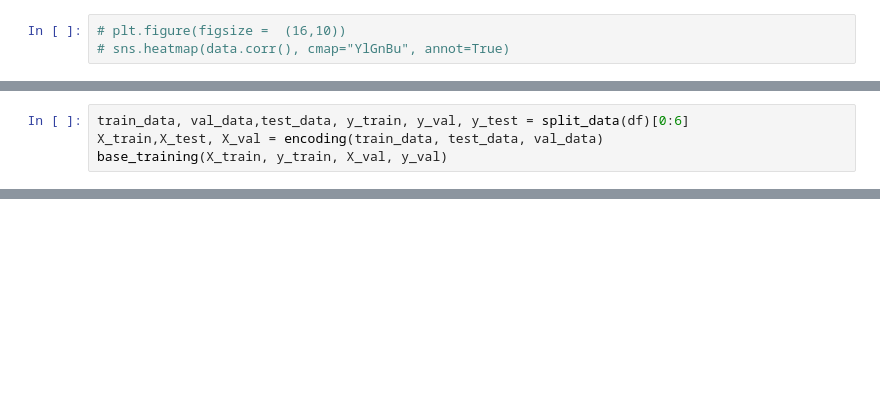
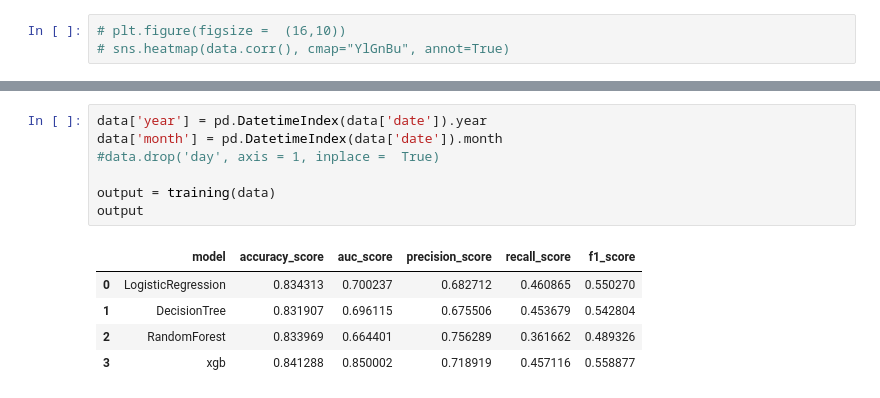
Before and after one commit to Godwin-T/Weather-Forecast, a Jupyter notebook: model.ipynb, the cells around one changed output, grey strips where cells are left out. Cells and saved outputs as stored; diff of their text form; blank space fills up the shorter version.

```diff
--- a/model.ipynb
+++ b/model.ipynb
@@ -262,4 +85,0 @@ def base_training(x_train, y_train,x_val, y_val):
-# %%
-train_data, val_data,test_data, y_train, y_val, y_test = split_data(df)[0:6]
-X_train,X_test, X_val = encoding(train_data, test_data, val_data)
-base_training(X_train, y_train, X_val, y_val)
@@ -817,0 +290,13 @@ print(precision, recall, f1score)
+# %%
+data['year'] = pd.DatetimeIndex(data['date']).year
+data['month'] = pd.DatetimeIndex(data['date']).month
+#data.drop('day', axis = 1, inplace =  True)
+
+output = training(data)
+output
+# %% [output]
+|  | model | accuracy_score | auc_score | precision_score | recall_score | f1_score |
+| 0 | LogisticRegression | 0.834313 | 0.700237 | 0.682712 | 0.460865 | 0.550270 |
+| 1 | DecisionTree | 0.831907 | 0.696115 | 0.675506 | 0.453679 | 0.542804 |
+| 2 | RandomForest | 0.833969 | 0.664401 | 0.756289 | 0.361662 | 0.489326 |
+| 3 | xgb | 0.841288 | 0.850002 | 0.718919 | 0.457116 | 0.558877 |
```
Also changed, not shown: parts of 88 cells of this notebook, 1 other file.
